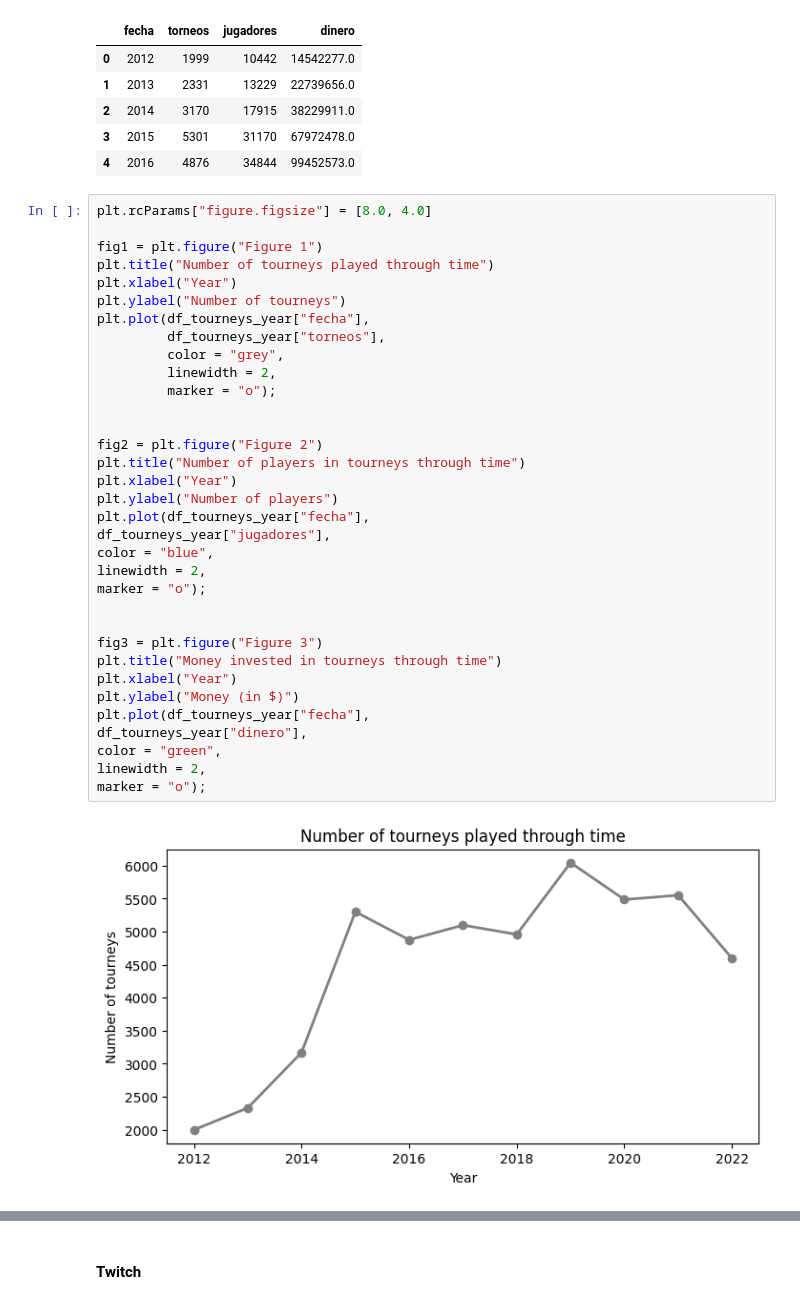
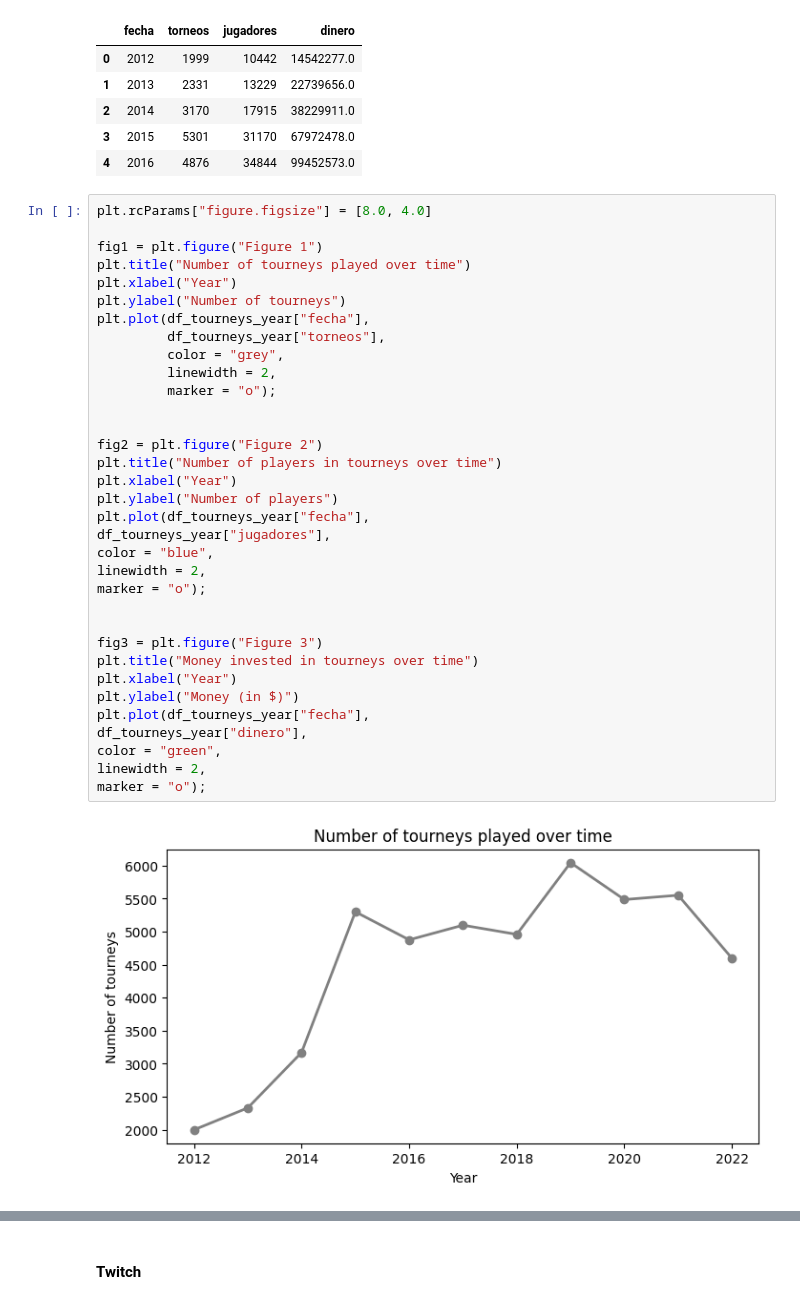
Before and after one commit to JorgeLlorente/video_gaming_industry_analysis, a Jupyter notebook: notebooks/overview_analysis.ipynb, the cells around one changed output, grey strips where cells are left out. Drawn from its saved outputs; the diff is of its cells as text.

```diff
--- a/notebooks/overview_analysis.ipynb
+++ b/notebooks/overview_analysis.ipynb
@@ -354,35 +367,35 @@ df_tourneys_year.head()
 plt.rcParams["figure.figsize"] = [8.0, 4.0]
 
 fig1 = plt.figure("Figure 1")
-plt.title("Number of tourneys played through time")
+plt.title("Number of tourneys played over time")
 plt.xlabel("Year")
 plt.ylabel("Number of tourneys")
 plt.plot(df_tourneys_year["fecha"],
          df_tourneys_year["torneos"],
          color = "grey",
          linewidth = 2,
          marker = "o");
 
 
 fig2 = plt.figure("Figure 2")
-plt.title("Number of players in tourneys through time")
+plt.title("Number of players in tourneys over time")
 plt.xlabel("Year")
 plt.ylabel("Number of players")
 plt.plot(df_tourneys_year["fecha"],
 df_tourneys_year["jugadores"],
 color = "blue",
 linewidth = 2,
 marker = "o");
 
 
 fig3 = plt.figure("Figure 3")
-plt.title("Money invested in tourneys through time")
+plt.title("Money invested in tourneys over time")
 plt.xlabel("Year")
 plt.ylabel("Money (in $)")
 plt.plot(df_tourneys_year["fecha"],
 df_tourneys_year["dinero"],
 color = "green",
 linewidth = 2,
 marker = "o");
 # %% [output]
-[figure, old version]
+[figure, new version]
```
Also changed, not shown: parts of 43 cells of this notebook, 12 other files.
